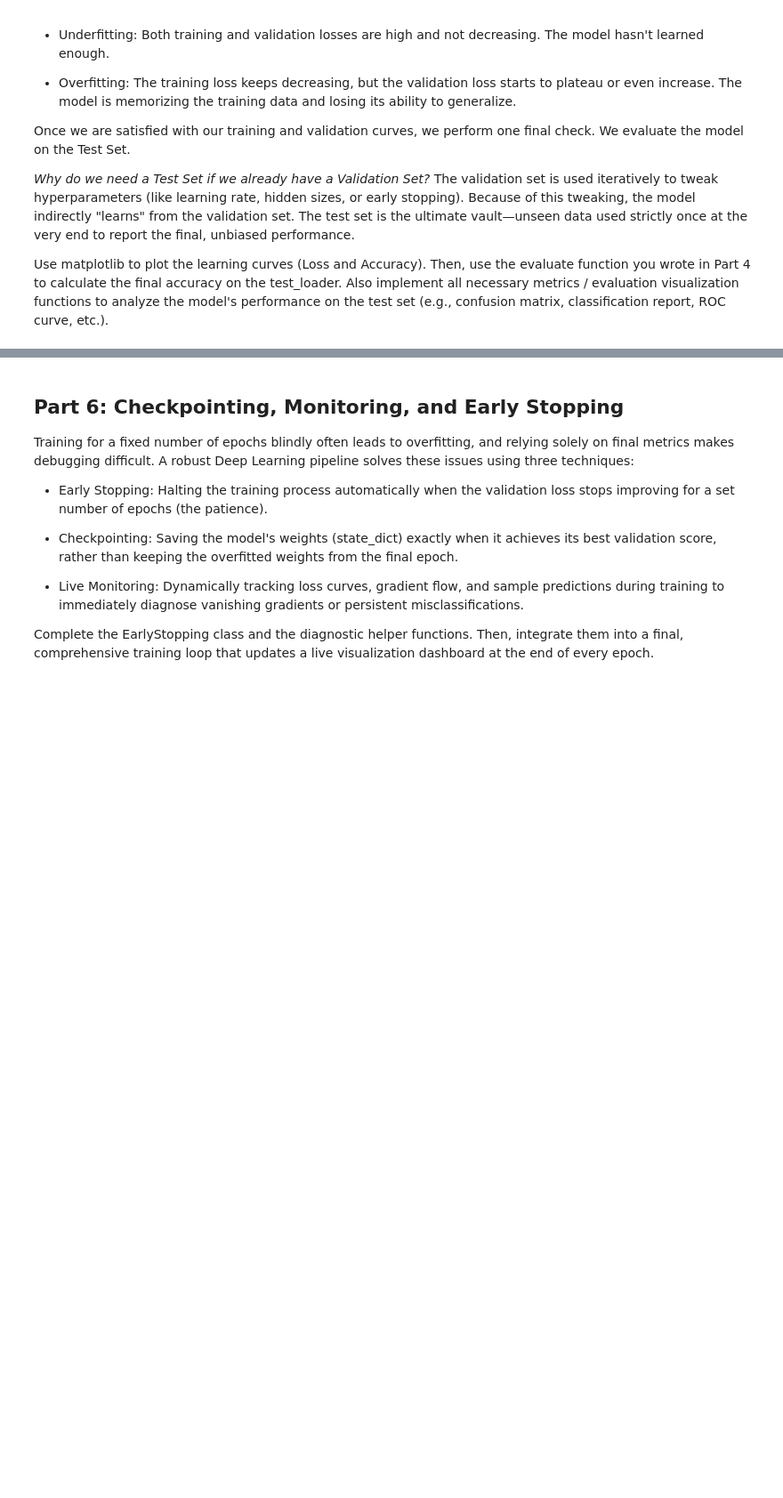
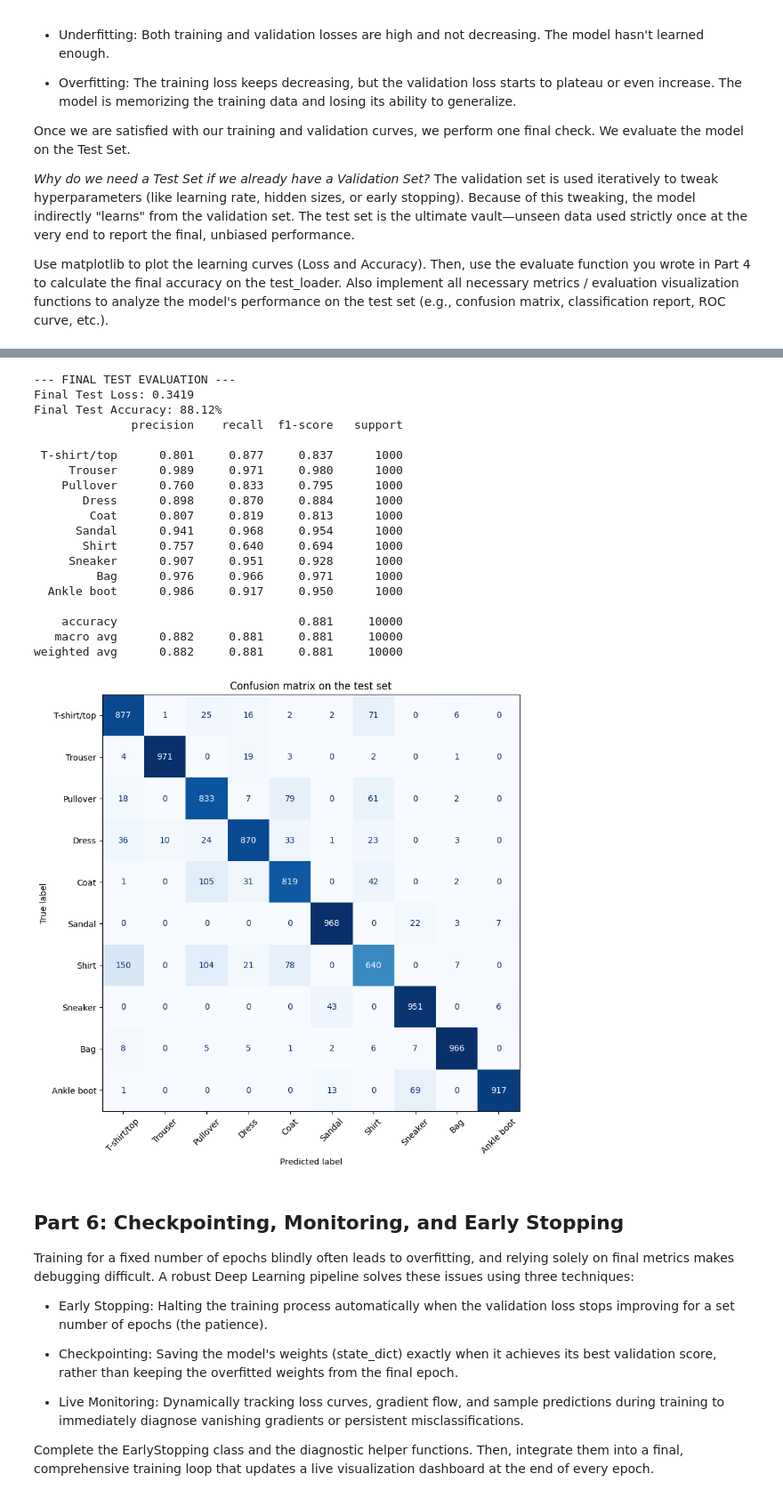
Before and after one commit to youssra-abouelmawahib/Deep-Learning-basics-with-Python, a Jupyter notebook: TP1_VICO_2026 (2).ipynb, the cells around one changed output, grey strips where cells are left out. Shown at 89% size. Cells and saved outputs as stored; diff of their text form; code cells hidden in the pictures; blank space fills up the shorter version.

```diff
--- a/TP1_VICO_2026 (2).ipynb
+++ b/TP1_VICO_2026 (2).ipynb
@@ -245,3 +265,12 @@ class MLP(nn.Module):
         out = self.network(x)
 
         return out
+# %%
+model = MLP()
+print(model)
+
+out = model(images)
+print(out.shape)
+print(out[0])
+
+print(sum(p.numel() for p in model.parameters()))
@@ -461,13 +561,56 @@ plt.show()
 # %%
 print("\n--- FINAL TEST EVALUATION ---")
 
 # TODO: Evaluate the model on the test_loader using your evaluate function
-# test_loss, test_acc = ...
+test_loss, test_acc = validation(model, test_loader, criterion, device)
 
-# print(f"Final Test Loss: {test_loss:.4f}")
-# print(f"Final Test Accuracy: {test_acc * 100:.2f}%")
+print(f"Final Test Loss: {test_loss:.4f}")
+print(f"Final Test Accuracy: {test_acc * 100:.2f}%")
 
-# TODO: Implement additional evaluation metrics and visualizations (e.g., confusion matrix, classification report, ROC curve) to analyze the model's performance on the test set.
+# TODO: Implement additional evaluation metrics and visualizations
+from sklearn.metrics import confusion_matrix, classification_report, ConfusionMatrixDisplay
+
+# Collect every prediction and every true label of the test set
+all_preds, all_labels = [], []
+model.eval()
+with torch.no_grad():
+    for inputs, labels in test_loader:
+        outputs = model(inputs.to(device))
+        all_preds.append(outputs.argmax(dim=1).cpu())
+        all_labels.append(labels)
+all_preds = torch.cat(all_preds).numpy()
+all_labels = torch.cat(all_labels).numpy()
+
+# Per-class precision, recall and F1
+print(classification_report(all_labels, all_preds, target_names=classes, digits=3))
+
+# Confusion matrix
+cm = confusion_matrix(all_labels, all_preds)
+fig, ax = plt.subplots(figsize=(9, 9))
+ConfusionMatrixDisplay(cm, display_labels=classes).plot(ax=ax, cmap='Blues', xticks_rotation=45, colorbar=False)
+ax.set_title('Confusion matrix on the test set')
+plt.show()
+# %% [output]
+--- FINAL TEST EVALUATION ---
+Final Test Loss: 0.3419
+Final Test Accuracy: 88.12%
+              precision    recall  f1-score   support
+
+ T-shirt/top      0.801     0.877     0.837      1000
+     Trouser      0.989     0.971     0.980      1000
+    Pullover      0.760     0.833     0.795      1000
+       Dress      0.898     0.870     0.884      1000
+        Coat      0.807     0.819     0.813      1000
+      Sandal      0.941     0.968     0.954      1000
+       Shirt      0.757     0.640     0.694      1000
+     Sneaker      0.907     0.951     0.928      1000
+         Bag      0.976     0.966     0.971      1000
+  Ankle boot      0.986     0.917     0.950      1000
+
+    accuracy                          0.881     10000
+   macro avg      0.882     0.881     0.881     10000
+weighted avg      0.882     0.881     0.881     10000
+[figure, added]
 # %% [markdown]
 ## Part 6: Checkpointing, Monitoring, and Early Stopping
 
```
Also changed, not shown: parts of 12 cells of this notebook, 8 other files.
